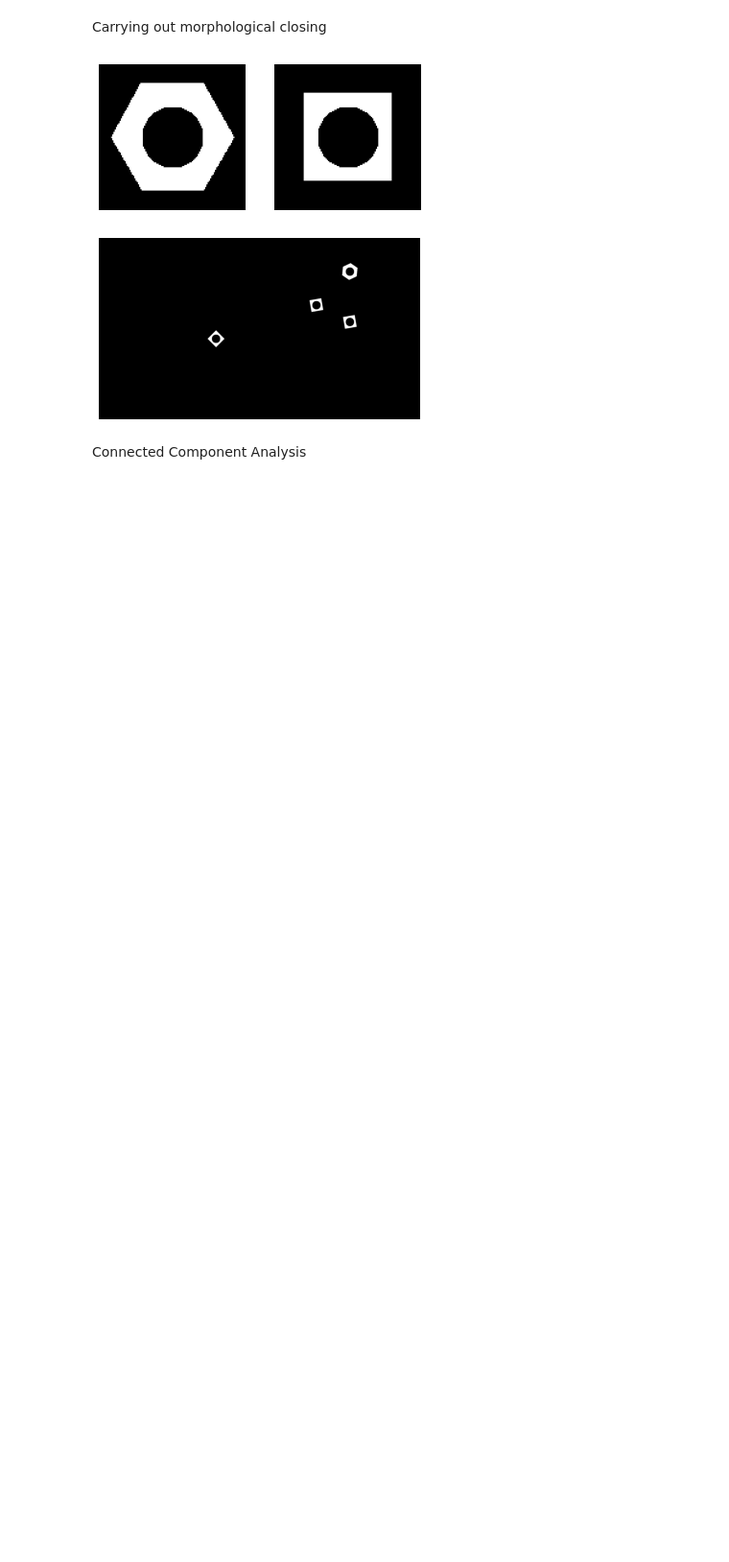
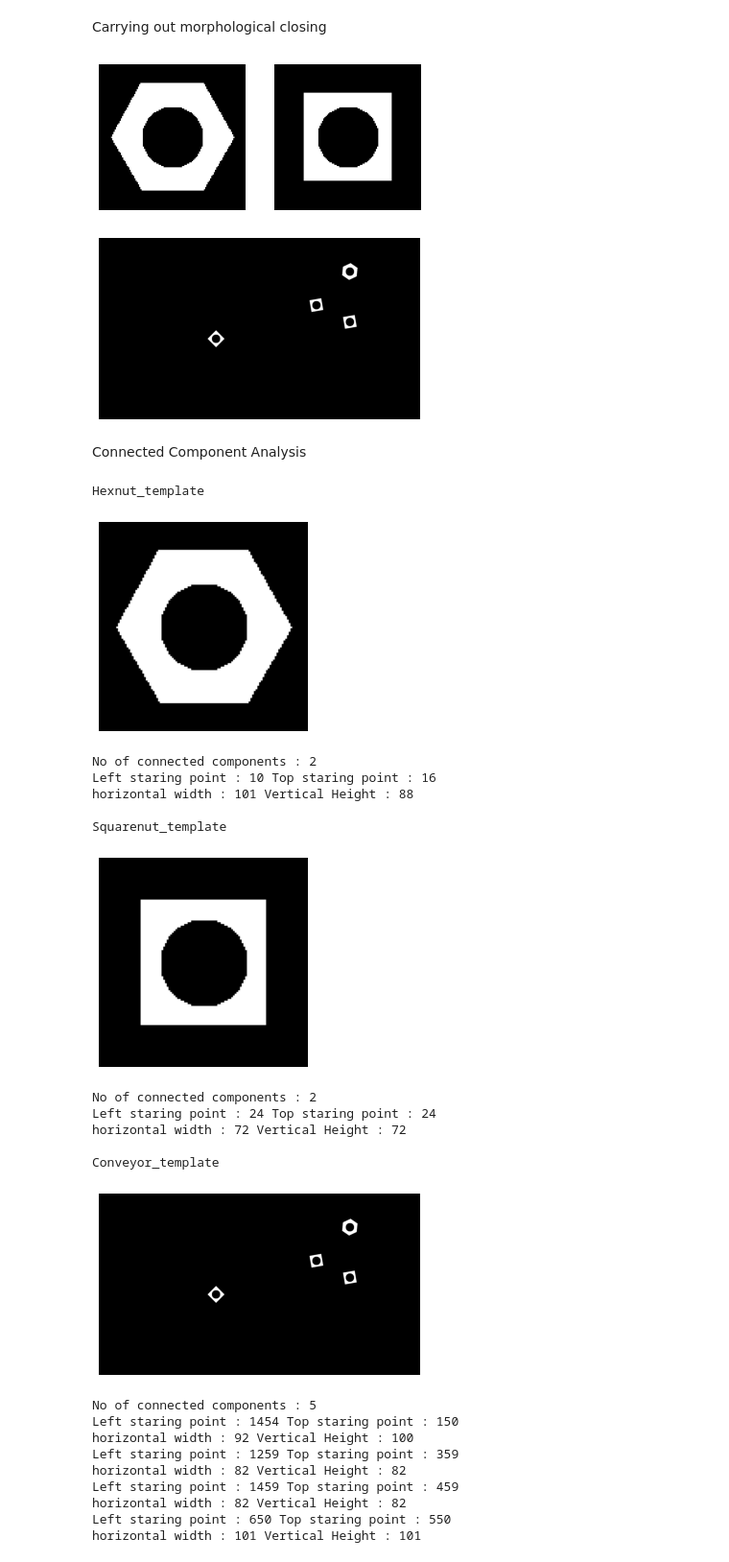
Before and after one commit to Nisitha529/EN2550_ImageProcessingAndMachineVision, a Jupyter notebook: Assignment3/assignment_3.ipynb, the cells around one changed output. Shown at 96% size. Saved outputs shown, nothing was run; the diff lists cells and outputs as text; code cells hidden in the pictures; blank space fills up the shorter version.

Commit message:
connected_components

```diff
--- a/Assignment3/assignment_3.ipynb
+++ b/Assignment3/assignment_3.ipynb
@@ -99,3 +99,45 @@ plt.show()  # display it
 [figure]
 # %% [markdown]
 Connected Component Analysis
+# %%
+images = ['Hexnut_template','Squarenut_template','Conveyor_template']
+morphologies = [hex_gr_mor,sq_gr_mor,con_gr_mor]
+for i in range(len(images)):
+    print('\n'+images[i]+'\n')
+    plt.figure()
+    plt.imshow(cv.cvtColor(morphologies[i], cv.COLOR_GRAY2RGB))
+    plt.axis('off')
+    plt.show()
+    nb_components, output, stats, centroids = cv.connectedComponentsWithStats(morphologies[i], connectivity=8)
+    print("No of connected components : "+str(nb_components))
+    for j in range(1,nb_components):
+        # print("Details of component "+str(j))
+        # print("Centroids of component : "+ str(centroids[j]))
+        # print("Area of the component : "+ str(stats[j][-1]))
+        print("Left staring point : "+ str(stats[j][0])+" Top staring point : "+str(stats[j][1]))
+        print("horizontal width : "+str(stats[j][2])+" Vertical Height : "+str(stats[j][3]))
+        #print(nb_components,output,stats,centroids)
+# %% [output]
+Hexnut_template
+[figure, added]
+No of connected components : 2
+Left staring point : 10 Top staring point : 16
+horizontal width : 101 Vertical Height : 88
+
+Squarenut_template
+[figure, added]
+No of connected components : 2
+Left staring point : 24 Top staring point : 24
+horizontal width : 72 Vertical Height : 72
+
+Conveyor_template
+[figure, added]
+No of connected components : 5
+Left staring point : 1454 Top staring point : 150
+horizontal width : 92 Vertical Height : 100
+Left staring point : 1259 Top staring point : 359
+horizontal width : 82 Vertical Height : 82
+Left staring point : 1459 Top staring point : 459
+horizontal width : 82 Vertical Height : 82
+Left staring point : 650 Top staring point : 550
+horizontal width : 101 Vertical Height : 101
```
Also changed, not shown: parts of 3 cells of this notebook.
